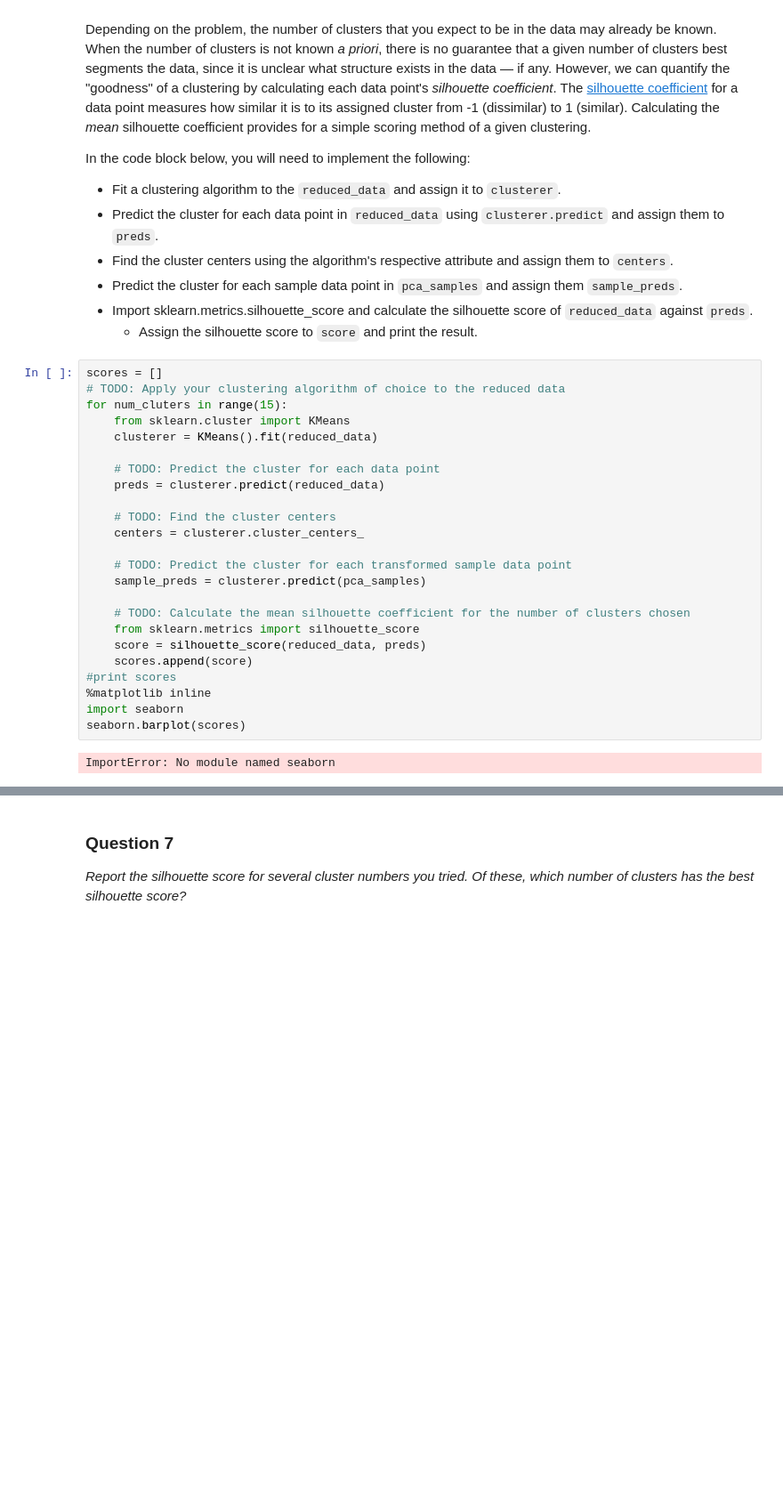
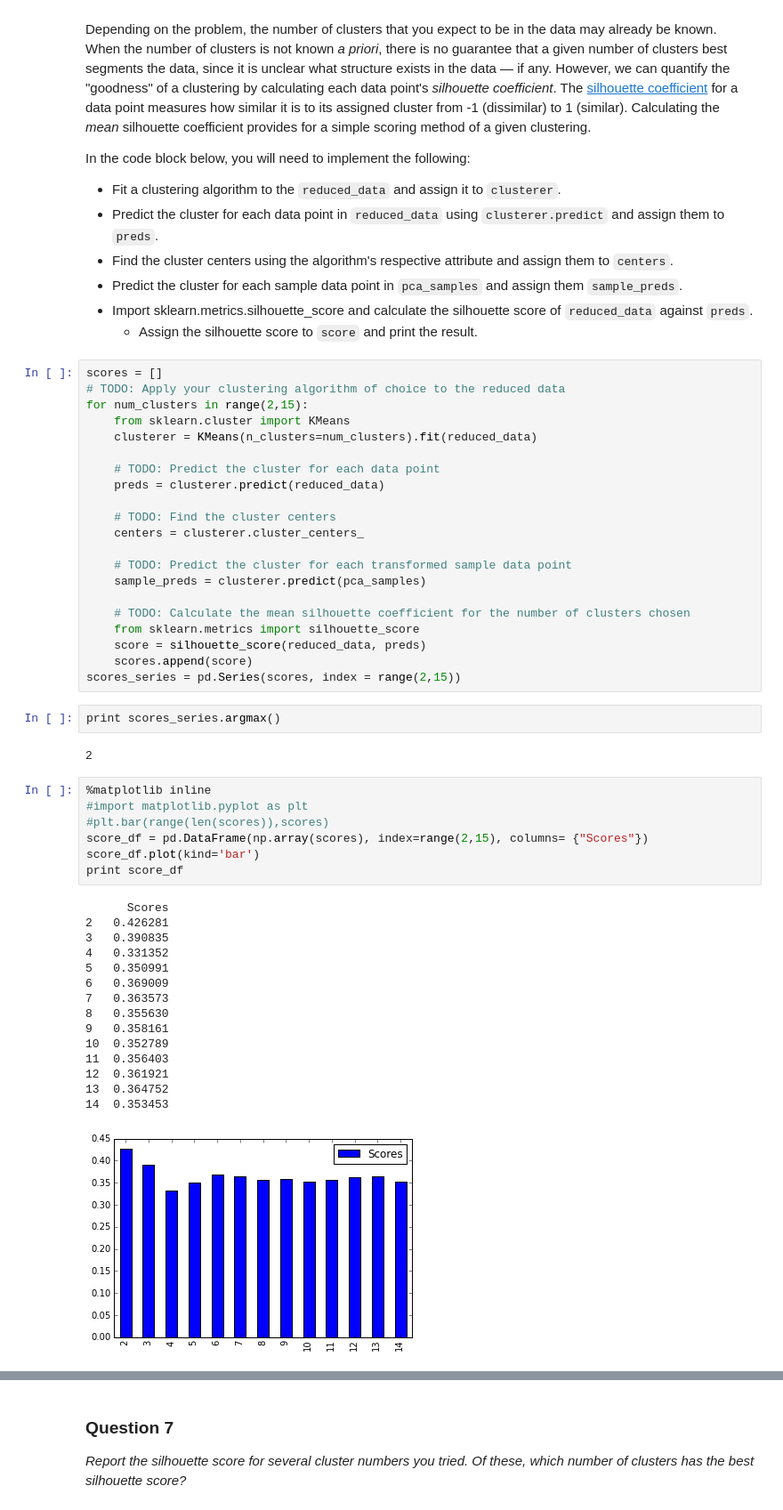
Before and after one commit to ankdesh/Udacity-MachineLearning-Nanodegree, a Jupyter notebook: projects/creating_customer_segments/customer_segments.ipynb, the cells around one changed output, grey strips where cells are left out. Shown: that part at 89% size. Drawn from its saved outputs; the diff is of its cells as text; blank space fills up the shorter version.

```diff
--- a/projects/creating_customer_segments/customer_segments.ipynb
+++ b/projects/creating_customer_segments/customer_segments.ipynb
@@ -414,9 +414,9 @@ In the code block below, you will need to implement the following:
 # %%
 scores = []
 # TODO: Apply your clustering algorithm of choice to the reduced data
-for num_cluters in range(15):
+for num_clusters in range(2,15):
     from sklearn.cluster import KMeans
-    clusterer = KMeans().fit(reduced_data)
+    clusterer = KMeans(n_clusters=num_clusters).fit(reduced_data)
 
     # TODO: Predict the cluster for each data point
     preds = clusterer.predict(reduced_data)
@@ -431,9 +431,31 @@ for num_cluters in range(15):
     from sklearn.metrics import silhouette_score
     score = silhouette_score(reduced_data, preds)
     scores.append(score)
-#print scores
-%matplotlib inline
-import seaborn
-seaborn.barplot(scores)
+scores_series = pd.Series(scores, index = range(2,15))
-# %% [output]
-ImportError: No module named seaborn
+# %%
+print scores_series.argmax()
+# %% [output]
+2
+# %%
+%matplotlib inline
+#import matplotlib.pyplot as plt
+#plt.bar(range(len(scores)),scores)
+score_df = pd.DataFrame(np.array(scores), index=range(2,15), columns= {"Scores"})
+score_df.plot(kind='bar')
+print score_df
+# %% [output]
+      Scores
+2   0.426281
+3   0.390835
+4   0.331352
+5   0.350991
+6   0.369009
+7   0.363573
+8   0.355630
+9   0.358161
+10  0.352789
+11  0.356403
+12  0.361921
+13  0.364752
+14  0.353453
+[figure, added]
```
Also changed, not shown: parts of 5 cells of this notebook, 1 other file.
